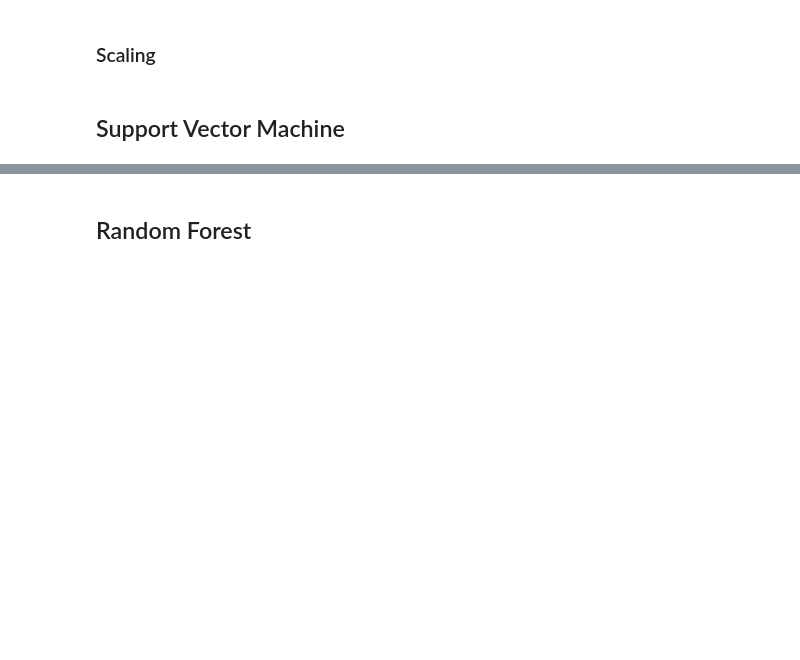
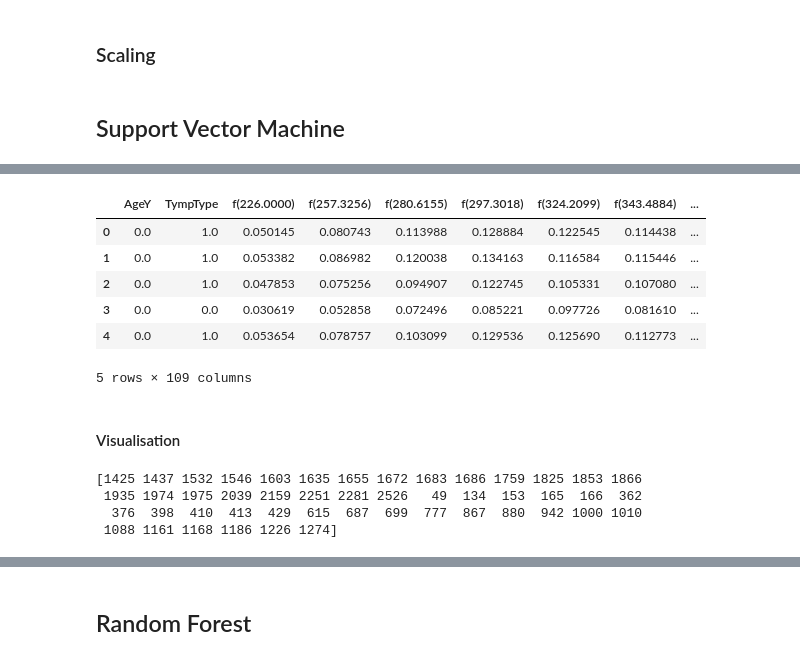
Before and after one commit to Charlene-L/CITS5553-Capstone-Project, a Jupyter notebook: ML Model/Benjamin/testing_gen.ipynb, the cells around one changed output, grey strips where cells are left out. Saved outputs shown, nothing was run; the diff lists cells and outputs as text; code cells hidden in the pictures; blank space fills up the shorter version.

```diff
--- a/ML Model/Benjamin/testing_gen.ipynb
+++ b/ML Model/Benjamin/testing_gen.ipynb
@@ -30,3 +30,6 @@ wba_df = wba_df.drop(columns=unwanted_cols)
 
 wba_gen = pd.read_csv("wba_gen.csv")
 wba_gen = wba_gen.drop(columns='Unnamed: 0')
+
+wba_gen_balanced = pd.read_csv("wba_gen_balanced.csv")
+wba_gen_balanced = wba_gen_balanced.drop(columns='Unnamed: 0')
@@ -33,3 +38,3 @@ wba_gen = wba_gen.drop(columns='Unnamed: 0')
 # %%
 # wba_gen = wba_gen[wba_gen['OverallPoF'] == 1]
-wba_df = wba_df[wba_df['OverallPoF'] == 1]
+wba_df_fails = wba_df[wba_df['OverallPoF'] == 1]
@@ -58,11 +74,17 @@ We will use the generated data as training and normative data as testing
 # %%
 x_vars = [c for c in wba_df.columns if c != "OverallPoF"]
 # %%
-y_train = wba_gen['OverallPoF'].copy()
+y_train_gen = wba_gen['OverallPoF'].copy()
+y_train_bal = wba_gen_balanced['OverallPoF'].copy()
+y_train = wba_df['OverallPoF'].copy()
 y_test = wba_df['OverallPoF'].copy()
+y_test_fails = y_test[wba_df['OverallPoF'] == 1].copy()
 
-X_train = wba_gen[x_vars].copy()
+X_train = wba_df[x_vars].copy()
+X_train_gen = wba_gen[x_vars].copy()
+X_train_bal = wba_gen_balanced[x_vars].copy()
 X_test = wba_df[x_vars].copy()
+X_test_fails = X_test[wba_df['OverallPoF'] == 1].copy()
 # %% [markdown]
 ### Scaling
 # %%
@@ -100,0 +243,21 @@ NameError: name 'y_test_pred_svm' is not defined
+# %%
+X_train_bal.head()
+# %% [output]
+|  | AgeY | TympType | f(226.0000) | f(257.3256) | f(280.6155) | f(297.3018) | f(324.2099) | f(343.4884) | ... |
+| 0 | 0.0 | 1.0 | 0.050145 | 0.080743 | 0.113988 | 0.128884 | 0.122545 | 0.114438 | ... |
+| 1 | 0.0 | 1.0 | 0.053382 | 0.086982 | 0.120038 | 0.134163 | 0.116584 | 0.115446 | ... |
+| 2 | 0.0 | 1.0 | 0.047853 | 0.075256 | 0.094907 | 0.122745 | 0.105331 | 0.107080 | ... |
+| 3 | 0.0 | 0.0 | 0.030619 | 0.052858 | 0.072496 | 0.085221 | 0.097726 | 0.081610 | ... |
+| 4 | 0.0 | 1.0 | 0.053654 | 0.078757 | 0.103099 | 0.129536 | 0.125690 | 0.112773 | ... |
+5 rows × 109 columns
+# %% [markdown]
+#### Visualisation
+# %%
+support_vectors = svm_classifier.support_vectors_
+support_vector_indices = svm_classifier.support_
+print(support_vector_indices)
+# %% [output]
+[1425 1437 1532 1546 1603 1635 1655 1672 1683 1686 1759 1825 1853 1866
+ 1935 1974 1975 2039 2159 2251 2281 2526   49  134  153  165  166  362
+  376  398  410  413  429  615  687  699  777  867  880  942 1000 1010
+ 1088 1161 1168 1186 1226 1274]
```
Also changed, not shown: parts of 34 cells of this notebook.
